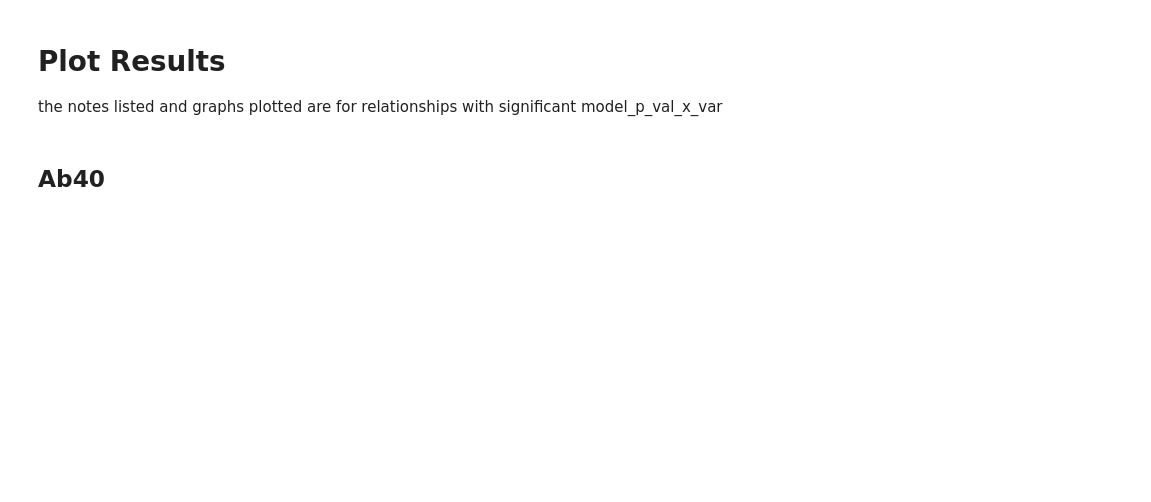
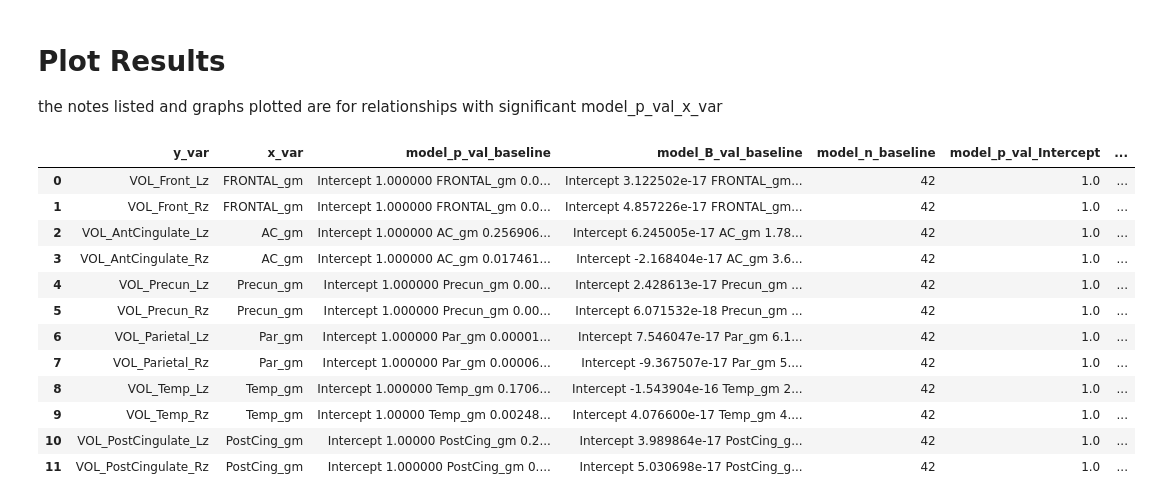
Before and after one commit to lnkoenig/ptau-217-and-FDG-PET-AD---official-copy, a Jupyter notebook: 04c_FDG_vs_vol.ipynb, the cells around one changed output. Drawn from its saved outputs; the diff is of its cells as text; code cells hidden in the pictures; blank space fills up the shorter version.

```diff
--- a/04c_FDG_vs_vol.ipynb
+++ b/04c_FDG_vs_vol.ipynb
@@ -105,11 +150,12 @@ baseline_trial_data_70_80 = baseline_trial_data[(baseline_trial_data['age']<=80)
 # %%
 covariate_p_threshold = 0.05
 # %%
-biomarker_relationship_results_raw = pd.DataFrame()
+biomarker_relationship_results_log10 = pd.DataFrame()
 
 
-for varlist in [[ele for ele in FDG_columns if ele in all_data.columns], plasma_columns, cog_columns, vol_columns]:
-    combinations = pd.DataFrame(list(itertools.product([ele for ele in FDG_columns if ele in all_data.columns], varlist)))
+for varlist in [vol_columns2]:
+    combinations = pd.DataFrame(zip(FDG_columns2, varlist))
+    combinations = combinations[combinations[0].isin(all_data.columns) & combinations[1].isin(all_data.columns)].reset_index(drop = True)
 
     for idx in range(combinations[0].size):
         x_var = combinations[0][idx]
@@ -170,4 +216,4 @@ for varlist in [[ele for ele in FDG_columns if ele in all_data.columns], plasma_
         temp_results = temp_results.rename(columns = dict(zip(temp_results.columns, [ele.replace(x_var, 'x_var') for ele in temp_results.columns ])))
 
         # add to full list of results
-        biomarker_relationship_results_raw = pd.concat([biomarker_relationship_results_raw, temp_results])
+        biomarker_relationship_results_log10 = pd.concat([biomarker_relationship_results_log10, temp_results])
@@ -496,2 +249,0 @@ Bval_to_grab = 'model_B_val_x_var'
-# %% [markdown]
-## Ab40
@@ -500,2 +252,18 @@ x_var = 'Ab40'
+# %%
+biomarker_relationship_results_log10
+# %% [output]
+|  | y_var | x_var | model_p_val_baseline | model_B_val_baseline | model_n_baseline | model_p_val_Intercept | ... |
+| 0 | VOL_Front_Lz | FRONTAL_gm | Intercept 1.000000 FRONTAL_gm 0.0... | Intercept 3.122502e-17 FRONTAL_gm... | 42 | 1.0 | ... |
+| 1 | VOL_Front_Rz | FRONTAL_gm | Intercept 1.000000 FRONTAL_gm 0.0... | Intercept 4.857226e-17 FRONTAL_gm... | 42 | 1.0 | ... |
+| 2 | VOL_AntCingulate_Lz | AC_gm | Intercept 1.000000 AC_gm 0.256906... | Intercept 6.245005e-17 AC_gm 1.78... | 42 | 1.0 | ... |
+| 3 | VOL_AntCingulate_Rz | AC_gm | Intercept 1.000000 AC_gm 0.017461... | Intercept -2.168404e-17 AC_gm 3.6... | 42 | 1.0 | ... |
+| 4 | VOL_Precun_Lz | Precun_gm | Intercept 1.000000 Precun_gm 0.00... | Intercept 2.428613e-17 Precun_gm ... | 42 | 1.0 | ... |
+| 5 | VOL_Precun_Rz | Precun_gm | Intercept 1.000000 Precun_gm 0.00... | Intercept 6.071532e-18 Precun_gm ... | 42 | 1.0 | ... |
+| 6 | VOL_Parietal_Lz | Par_gm | Intercept 1.000000 Par_gm 0.00001... | Intercept 7.546047e-17 Par_gm 6.1... | 42 | 1.0 | ... |
+| 7 | VOL_Parietal_Rz | Par_gm | Intercept 1.000000 Par_gm 0.00006... | Intercept -9.367507e-17 Par_gm 5.... | 42 | 1.0 | ... |
+| 8 | VOL_Temp_Lz | Temp_gm | Intercept 1.000000 Temp_gm 0.1706... | Intercept -1.543904e-16 Temp_gm 2... | 42 | 1.0 | ... |
+| 9 | VOL_Temp_Rz | Temp_gm | Intercept 1.00000 Temp_gm 0.00248... | Intercept 4.076600e-17 Temp_gm 4.... | 42 | 1.0 | ... |
+| 10 | VOL_PostCingulate_Lz | PostCing_gm | Intercept 1.00000 PostCing_gm 0.2... | Intercept 3.989864e-17 PostCing_g... | 42 | 1.0 | ... |
+| 11 | VOL_PostCingulate_Rz | PostCing_gm | Intercept 1.000000 PostCing_gm 0.... | Intercept 5.030698e-17 PostCing_g... | 42 | 1.0 | ... |
 # %%
 p9.options.figure_size = (4,3)
```
Also changed, not shown: parts of 83 cells of this notebook.
